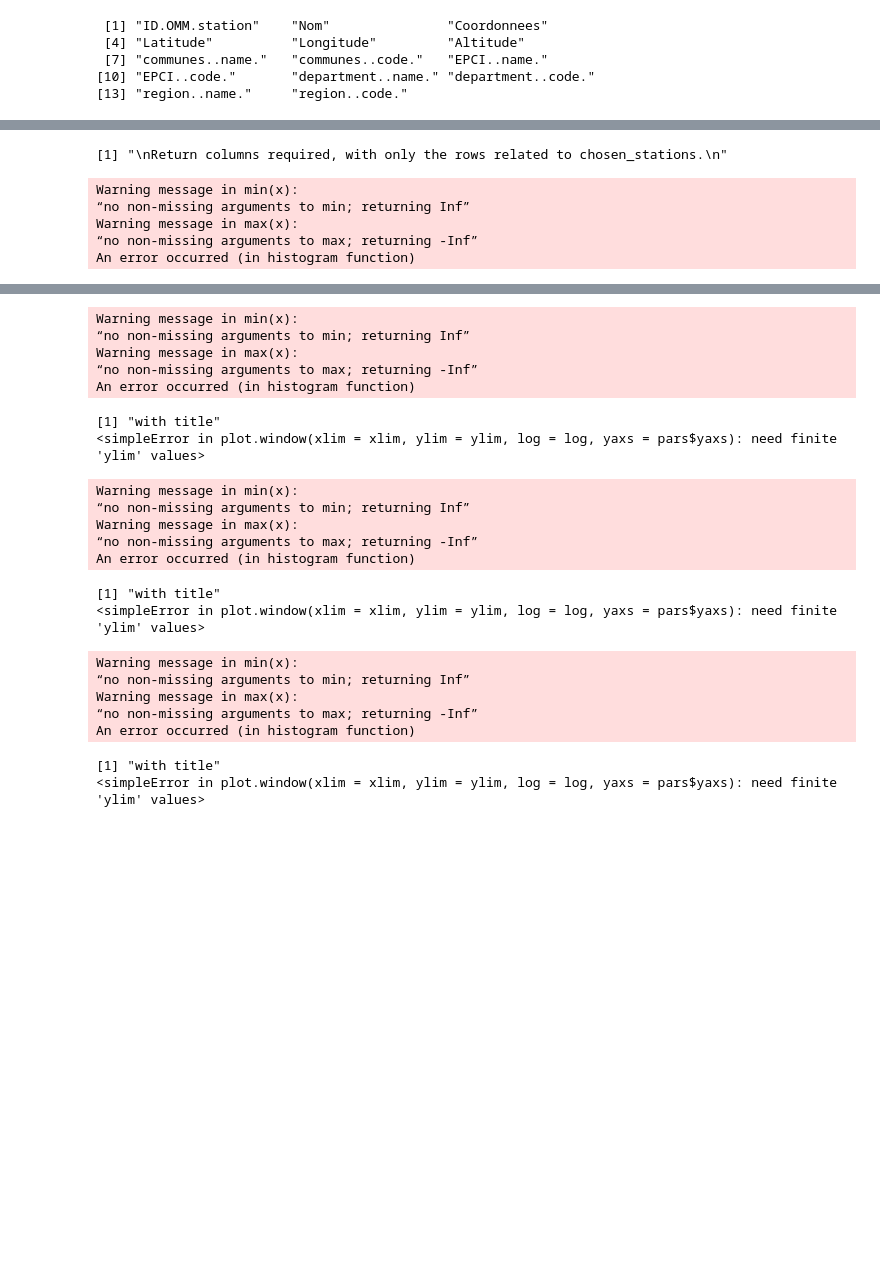
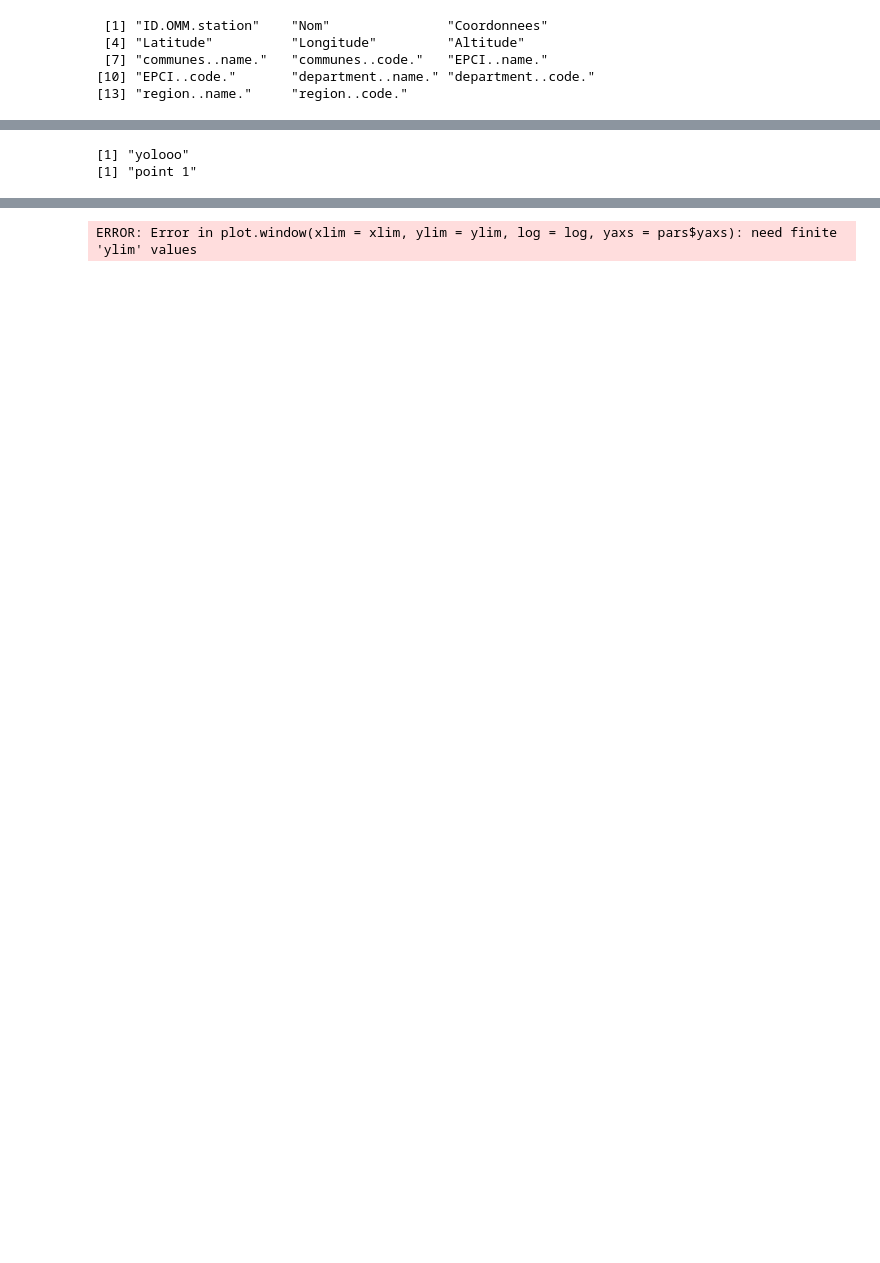
Before and after one commit to thomasdepic/SDD-BE-meteo, a Jupyter notebook: questions/1_presentation_donnees.ipynb, the cells around one changed output, grey strips where cells are left out. Cells and saved outputs as stored; diff of their text form; code cells hidden in the pictures; blank space fills up the shorter version.

```diff
--- a/questions/1_presentation_donnees.ipynb
+++ b/questions/1_presentation_donnees.ipynb
@@ -182,14 +317,19 @@ ggplot() +
-# %%
-
-"
-Return columns required, with only the rows related to chosen_stations.
-"
-ColumnSelector <- function(columns, chosen_stations){
-    return( select(full_data %>% filter(ID.OMM.station %in% chosen_stations), all_of(columns)) )
-}
-# %% [output]
-[1] "\nReturn columns required, with only the rows related to chosen_stations.\n"
 # %%
+
+
+# Return columns required, with only the rows related to chosen_stations.
+ColumnSelector <- function(columns, chosen_stations){
+    return( select(full_data %>% filter(ID.OMM.station %in% chosen_stations), all_of(columns)) )
+}
+
+
+# take a column and a selectionof stations
+# Return a dataframe like
+#
+#   station1    station2    ...
+#     c1_1        c2_1      ...
+#     c1_2        c2_2
+#...
 ColumnSplitSelector <- function(column, chosen_stations) {
     selections <- list()
     i = 1
@@ -217,22 +357,21 @@ ColumnSplitSelector <- function(column, chosen_stations) {
     return(as.data.frame(df))
 }
 
+
+
 # histogramme sur sélection auto
-autohistogram <- function(column, chosen_stations){
+autoboxplot <- function(column, chosen_stations){
     titlec = gsub("[[:punct:]]", " ", column)
     df_extract_cs = ColumnSplitSelector(column, chosen_stations)
     #print(df_extract_cs)
-    histogram(xs = df_extract_cs, legx = "Selected stations" ,legy = column)
-    title(titlec)
+    cboxplot(xs = df_extract_cs, titlec, legx = "Selected stations" ,legy = column)
+    #title(titlec)
 }
 # %%
-autohistogram("Pression.au.niveau.mer", chosen_stations)
-autohistogram("Variation.de.pression.en.3.heures", chosen_stations)
-autohistogram("Type.de.tendance.barométrique", chosen_stations)
-autohistogram("Vitesse.du.vent.moyen.10.mn", chosen_stations)
+autoboxplot("Pression.au.niveau.mer", chosen_stations)
+autoboxplot("Variation.de.pression.en.3.heures", chosen_stations)
+autoboxplot("Type.de.tendance.barométrique", chosen_stations)
+autoboxplot("Vitesse.du.vent.moyen.10.mn", chosen_stations)
 # %% [output]
-Warning message in min(x):
-“no non-missing arguments to min; returning Inf”
-Warning message in max(x):
-“no non-missing arguments to max; returning -Inf”
-An error occurred (in histogram function)
+[1] "yolooo"
+[1] "point 1"
@@ -241,24 +382,4 @@ An error occurred (in histogram function)
-Warning message in min(x):
-“no non-missing arguments to min; returning Inf”
-Warning message in max(x):
-“no non-missing arguments to max; returning -Inf”
-An error occurred (in histogram function)
+ERROR: Error in plot.window(xlim = xlim, ylim = ylim, log = log, yaxs = pars$yaxs): need finite 'ylim' values
-[1] "with title"
-<simpleError in plot.window(xlim = xlim, ylim = ylim, log = log, yaxs = pars$yaxs): need finite 'ylim' values>
-Warning message in min(x):
-“no non-missing arguments to min; returning Inf”
-Warning message in max(x):
-“no non-missing arguments to max; returning -Inf”
-An error occurred (in histogram function)
-[1] "with title"
-<simpleError in plot.window(xlim = xlim, ylim = ylim, log = log, yaxs = pars$yaxs): need finite 'ylim' values>
-Warning message in min(x):
-“no non-missing arguments to min; returning Inf”
-Warning message in max(x):
-“no non-missing arguments to max; returning -Inf”
-An error occurred (in histogram function)
-[1] "with title"
-<simpleError in plot.window(xlim = xlim, ylim = ylim, log = log, yaxs = pars$yaxs): need finite 'ylim' values>
-[figure, old version]
+[figure, new version]
 # %%
 
```
Also changed, not shown: parts of 34 cells of this notebook.
